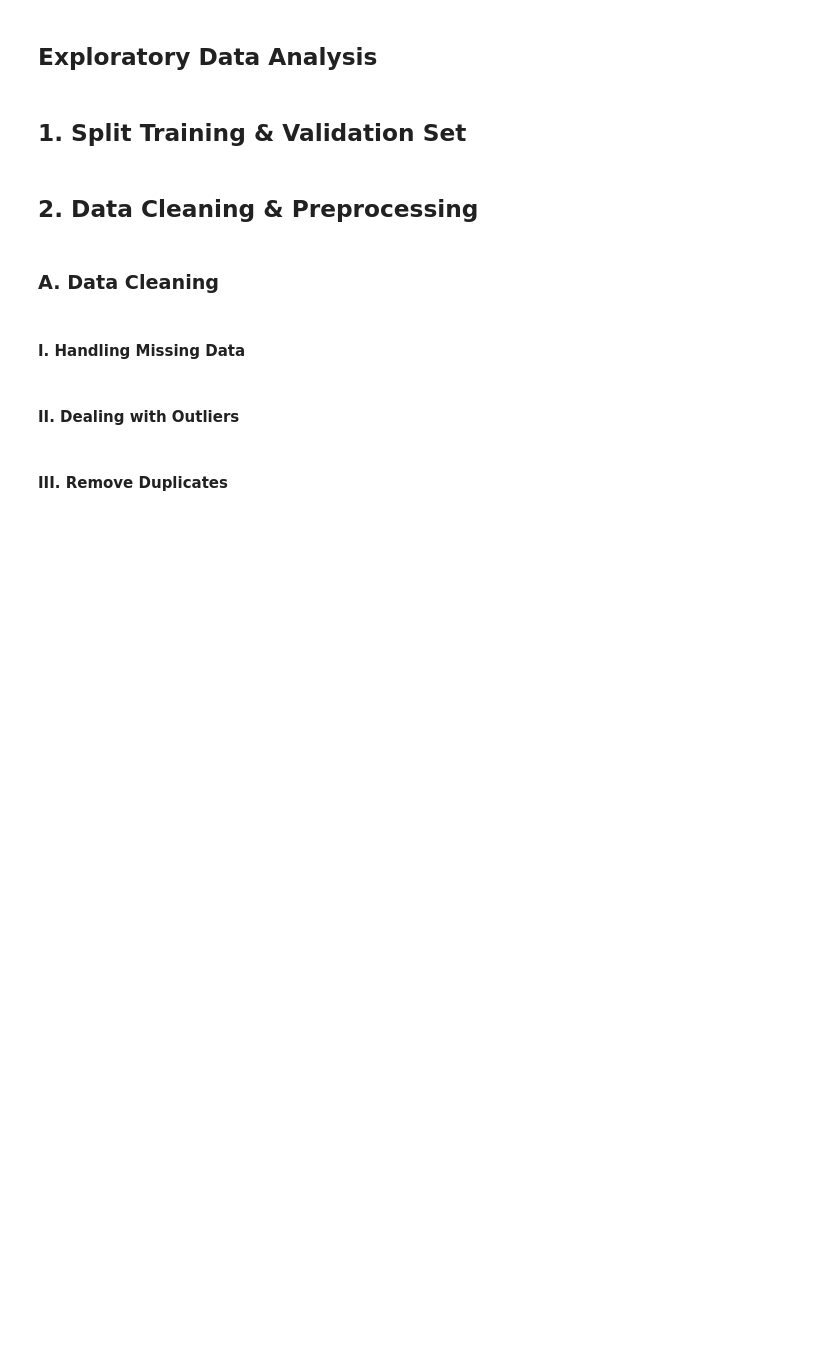
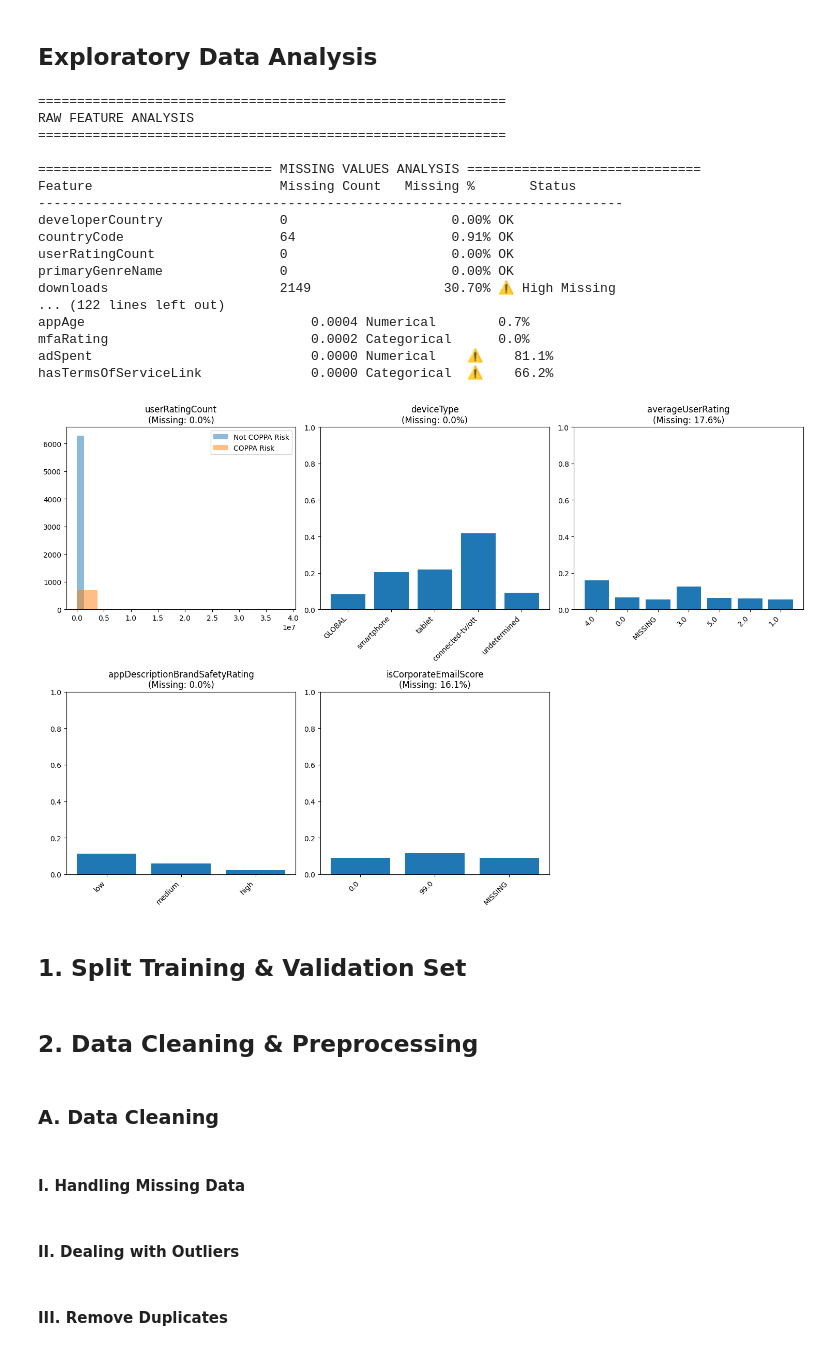
Before and after one commit to Reasondro/FindIT, a Jupyter notebook: Find_IT_Ale_New.ipynb, the cells around one changed output. Drawn from its saved outputs; the diff is of its cells as text; code cells hidden in the pictures; blank space fills up the shorter version.

```diff
--- a/Find_IT_Ale_New.ipynb
+++ b/Find_IT_Ale_New.ipynb
@@ -710,7 +708,26 @@ def analyze_raw_features(df, target_column='coppaRisk', categorical_threshold=10
 
     return analysis_results
 # %%
-# raw_analysis = analyze_raw_features(train, 'coppaRisk')
+raw_analysis = analyze_raw_features(train, 'coppaRisk')
+# %% [output]
+============================================================
+RAW FEATURE ANALYSIS
+============================================================
+
+============================== MISSING VALUES ANALYSIS ==============================
+Feature                        Missing Count   Missing %       Status
+---------------------------------------------------------------------------
+developerCountry               0                     0.00% OK
+countryCode                    64                    0.91% OK
+userRatingCount                0                     0.00% OK
+primaryGenreName               0                     0.00% OK
+downloads                      2149                 30.70% ⚠️ High Missing
+... (122 lines left out)
+appAge                             0.0004 Numerical        0.7%
+mfaRating                          0.0002 Categorical      0.0%
+adSpent                            0.0000 Numerical    ⚠️    81.1%
+hasTermsOfServiceLink              0.0000 Categorical  ⚠️    66.2%
+[figure, added]
 # %% [markdown]
 ## 1. Split Training & Validation Set
 # %%
```
Also changed, not shown: parts of 6 cells of this notebook.
